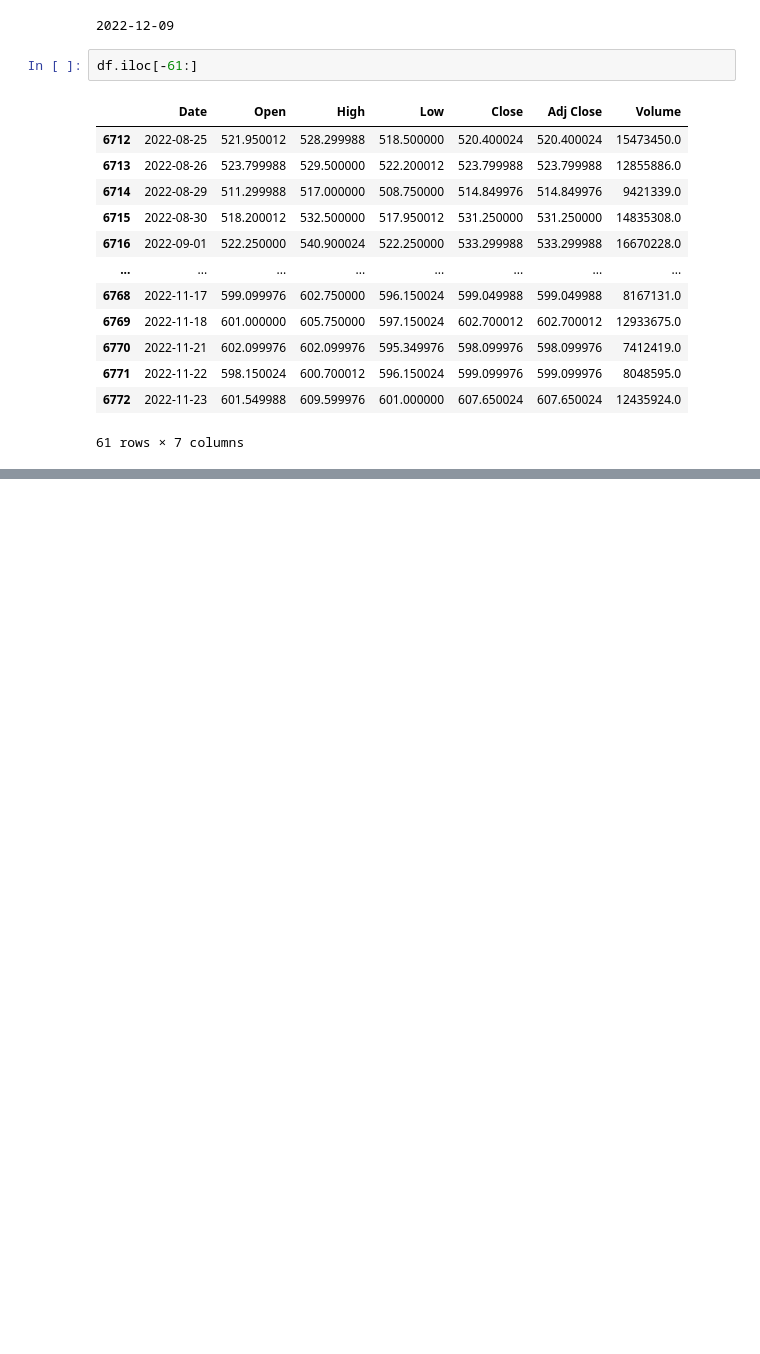
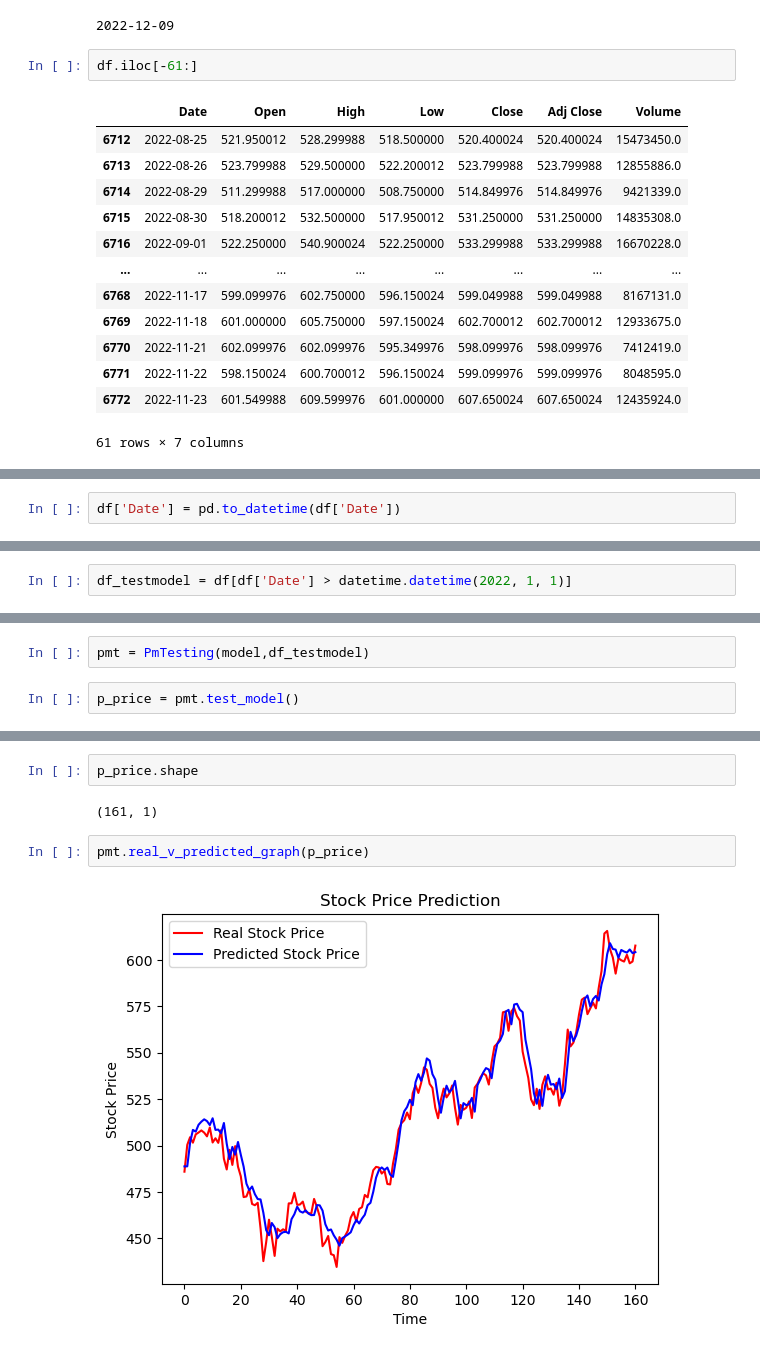
Before and after one commit to tanjeetsarkar/lstm_stock_prediction, a Jupyter notebook: stock_market/check_test.ipynb, the cells around one changed output, grey strips where cells are left out. Drawn from its saved outputs; the diff is of its cells as text; blank space fills up the shorter version.

```diff
--- a/stock_market/check_test.ipynb
+++ b/stock_market/check_test.ipynb
@@ -51,0 +124,2 @@ df.iloc[-61:]
+# %%
+df['Date'] = pd.to_datetime(df['Date'])
@@ -51,0 +129,2 @@ df.iloc[-61:]
+# %%
+df_testmodel = df[df['Date'] > datetime.datetime(2022, 1, 1)]
@@ -51,0 +135,4 @@ df.iloc[-61:]
+# %%
+pmt = PmTesting(model,df_testmodel)
+# %%
+p_price = pmt.test_model()
@@ -51,0 +141,8 @@ df.iloc[-61:]
+# %%
+p_price.shape
+# %% [output]
+(161, 1)
+# %%
+pmt.real_v_predicted_graph(p_price)
+# %% [output]
+[figure, added]
```
Also changed, not shown: parts of 17 cells of this notebook, 6 other files.
